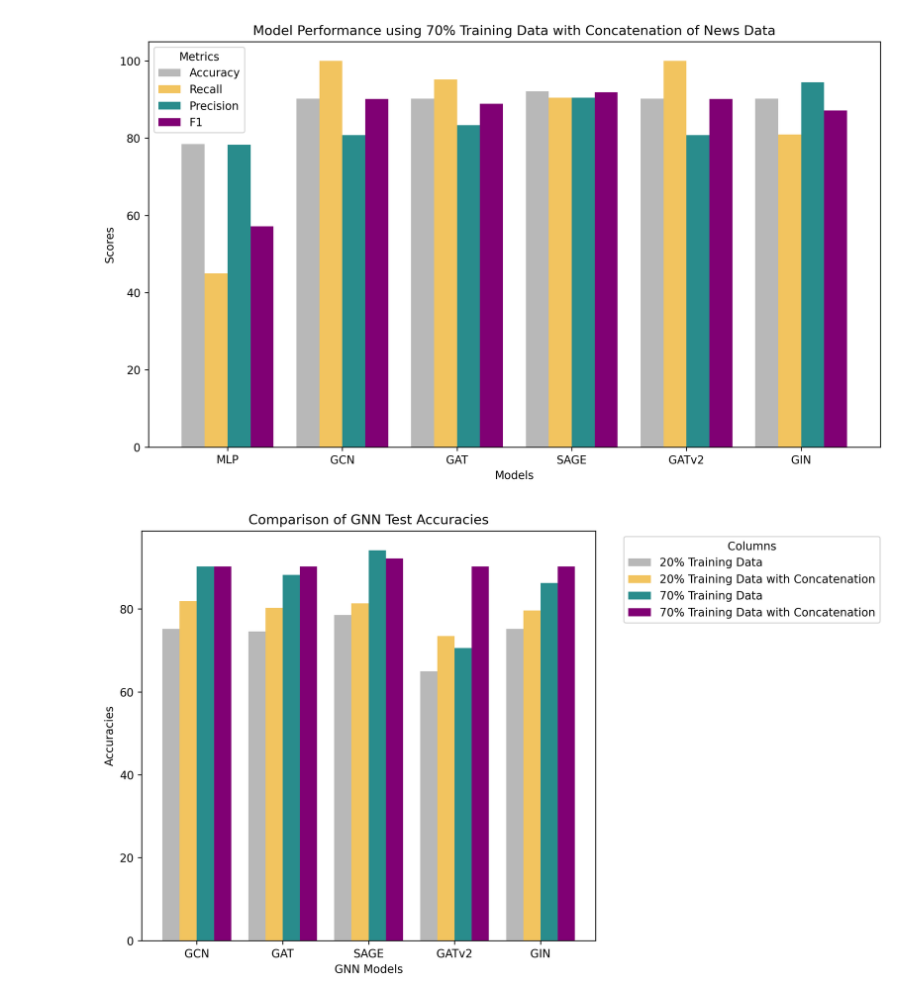
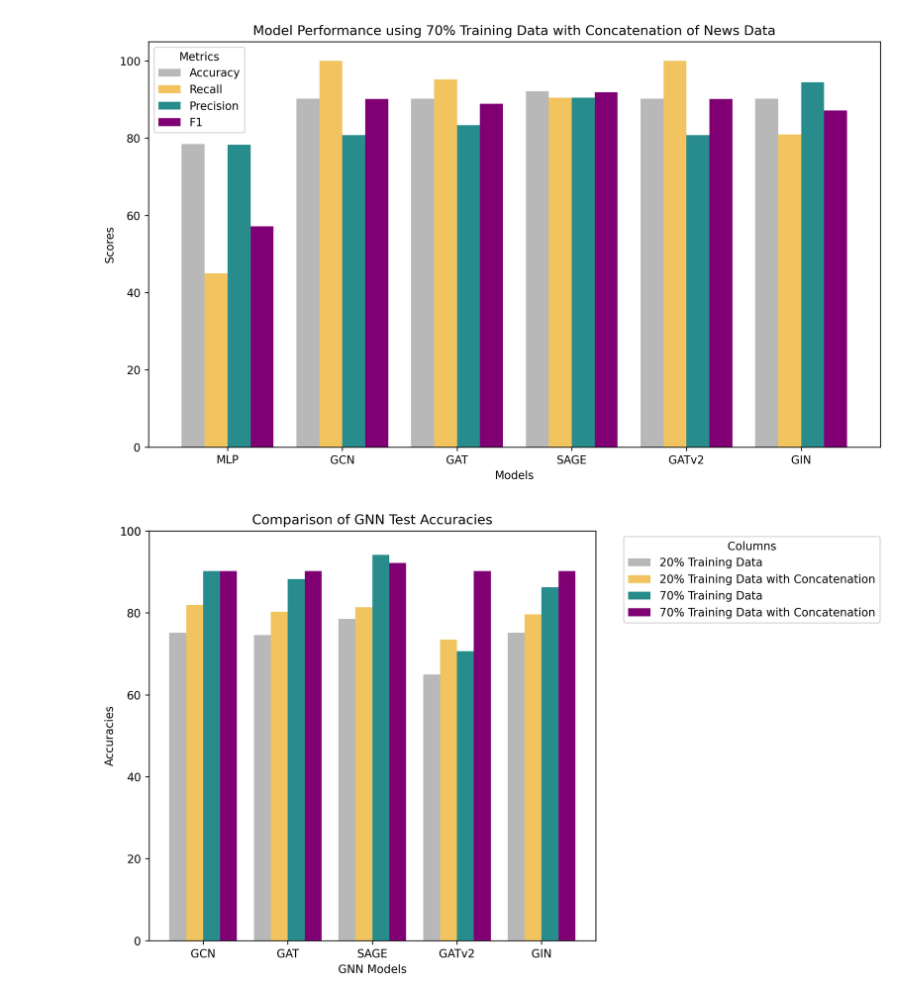
Before and after one commit to katezhang1234/Evaluating-GNNs, a Jupyter notebook: visualization/test_metrics.ipynb, the cells around one changed output. Cells and saved outputs as stored; diff of their text form; code cells hidden in the pictures.

```diff
--- a/visualization/test_metrics.ipynb
+++ b/visualization/test_metrics.ipynb
@@ -53,26 +53,30 @@ GIN_acc = [75.14, 79.66, 86.24, 90.20]
 # %%
 acc_data = [GCN_acc, GAT_acc, SAGE_acc, GATv2_acc, GIN_acc]
 acc_data = np.array(acc_data)
 
 bar_width = 0.2
 x = np.arange(len(gnns))  # Base positions for the bars
 
 fig, ax = plt.subplots(figsize=(10, 6))
 metrics = ["20% Training Data", "20% Training Data with Concatenation", "70% Training Data", "70% Training Data with Concatenation"]
 
 colors = ["#B8B8B8", "#F2C45F", "#298C8C", "#800074"]
 for i in range(acc_data.shape[1]):
     ax.bar(x + i * bar_width, acc_data[:, i], bar_width, label=metrics[i], color=colors[i])
 
 ax.set_xlabel("GNN Models")
 ax.set_ylabel("Accuracies")
 ax.set_title("Comparison of GNN Test Accuracies")
 ax.set_xticks(x + bar_width * (acc_data.shape[1] - 1) / 2)
 ax.set_xticklabels(gnns)
 ax.legend()
 plt.legend(title="Columns", bbox_to_anchor=(1.05, 1), loc='upper left')
 
+yticks = ax.get_yticks()
+yticks = np.append(yticks, 100)
+ax.set_yticks(sorted(yticks))
+
 plt.tight_layout()
 plt.show()
 # %% [output]
-[figure, old version]
+[figure, new version]
```
Also changed, not shown: 3 other files.
